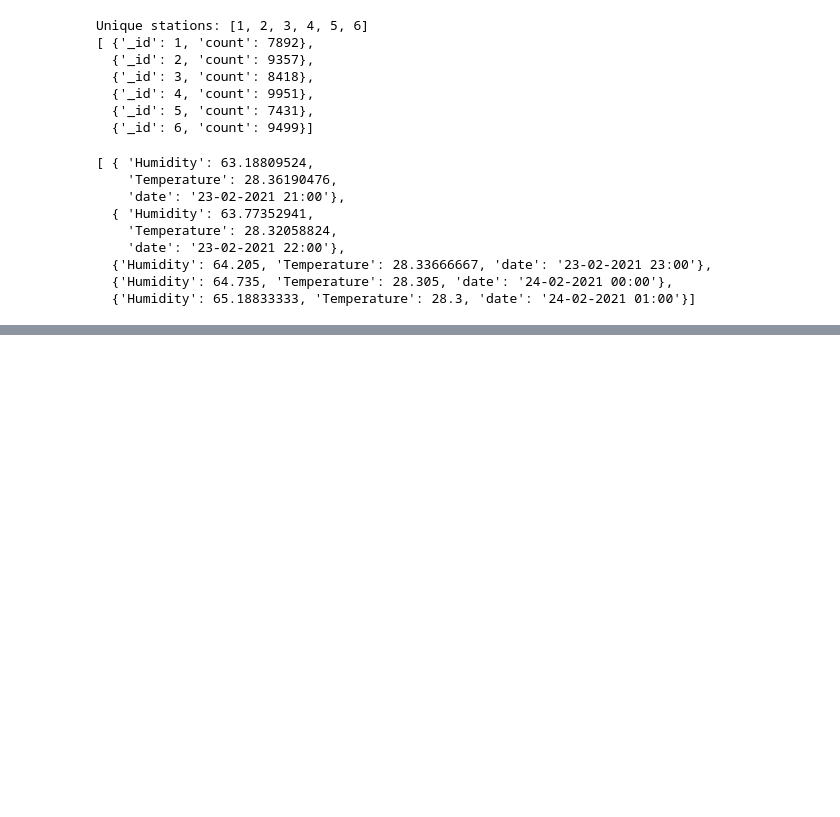
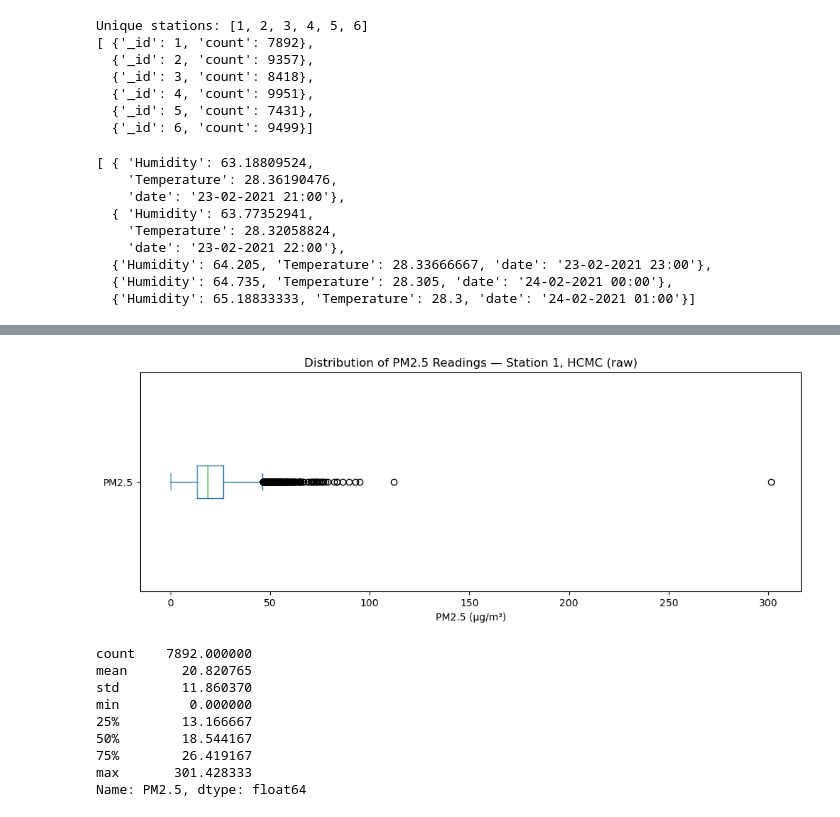
Before and after one commit to AJ-MH/Data-Science-Machine-Learning, a Jupyter notebook: hcmc-air-quality-forecasting/hcmc_air_quality_forecasting.ipynb, the cells around one changed output, grey strips where cells are left out. Cells and saved outputs as stored; diff of their text form; code cells hidden in the pictures; blank space fills up the shorter version.

Commit message:
EDA: wrangle function, outlier removal, resampling, rolling average

```diff
--- a/hcmc-air-quality-forecasting/hcmc_air_quality_forecasting.ipynb
+++ b/hcmc-air-quality-forecasting/hcmc_air_quality_forecasting.ipynb
@@ -98,0 +105,19 @@ pp.pprint(list(result))
+# %%
+# wrangle function: Basic query and parse
+def wrangle(collection, station=1, resample_rule='1H'):
+    # Retrieve all fields (no projection) to avoid dot-notation issues
+    results = collection.find({'Station_No': station})
+    df = pd.DataFrame(list(results))
+
+    # Drop MongoDB internal id column
+    df.drop(columns=['_id'], inplace=True, errors='ignore')
+
+    # Parse datetime and set as index
+    df['date'] = pd.to_datetime(df['date'], dayfirst=True)
+    df = df.set_index('date').sort_index()
+
+    return df
+
+df = wrangle(hcmc)
+print('Shape:', df.shape)
+df.head()
@@ -98,0 +159,19 @@ pp.pprint(list(result))
+# %%
+# Check outliers with a boxplot
+fig, ax = plt.subplots(figsize=(12, 4))
+df['PM2.5'].plot(kind='box', vert=False, ax=ax)
+plt.xlabel('PM2.5 (µg/m³)')
+plt.title('Distribution of PM2.5 Readings — Station 1, HCMC (raw)')
+plt.show()
+df['PM2.5'].describe()
+# %% [output]
+[figure, added]
+count    7892.000000
+mean       20.820765
+std        11.860370
+min         0.000000
+25%        13.166667
+50%        18.544167
+75%        26.419167
+max       301.428333
+Name: PM2.5, dtype: float64
```
Also changed, not shown: parts of 8 cells of this notebook.
